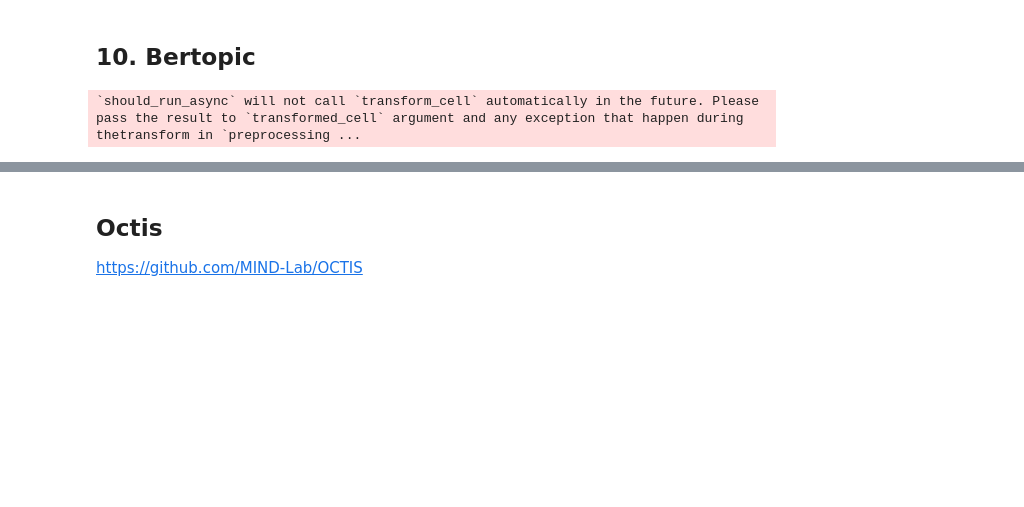
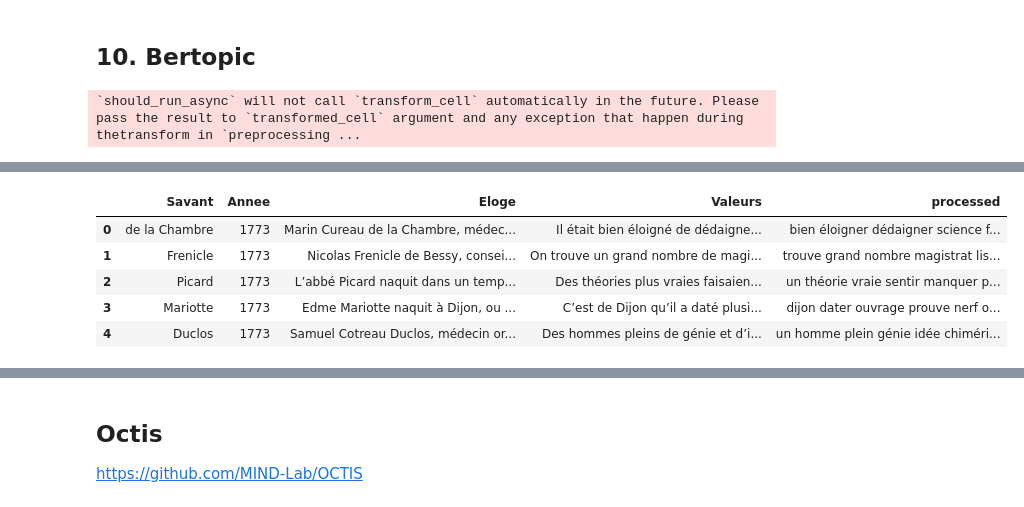
Before and after one commit to LHST-EPFL/eloge_academie, a Jupyter notebook: Code/Condorcet/Topic Modeling.ipynb, the cells around one changed output, grey strips where cells are left out. Saved outputs shown, nothing was run; the diff lists cells and outputs as text; code cells hidden in the pictures; blank space fills up the shorter version.

```diff
--- a/Code/Condorcet/Topic Modeling.ipynb
+++ b/Code/Condorcet/Topic Modeling.ipynb
@@ -727,0 +751,13 @@ topics, probabilities = model.fit_transform(docs, embeddings)
+# %%
+val = ['vérité', 'raison', 'talent', 'transmission', 'savoir', 'osbservation', 'expérience','élite',
+      'république', 'égalité', 'universelle', 'lumières', 'savant', 'œuvre', 'oeuvre', 'plan', 'réunion', 'commun', 'science',
+      'progrès', 'ouvrage', 'république']
+valeurs = []
+
+for word in val :
+    if not word.endswith('s'):
+        valeurs.append(word+'s')
+    valeurs.append(word.capitalize())
+    valeurs.append((word+'s').capitalize())
+    valeurs.append(word)
+valeurs
@@ -727,0 +782,2 @@ topics, probabilities = model.fit_transform(docs, embeddings)
+# %%
+df_cond['Valeurs'] = df_cond['Eloge'].progress_apply(lambda x : [sent for sent in x.split('.') if any(s in sent for s in valeurs)])
@@ -727,0 +795,9 @@ topics, probabilities = model.fit_transform(docs, embeddings)
+# %%
+df_val.head()
+# %% [output]
+|  | Savant | Annee | Eloge | Valeurs | processed |
+| 0 | de la Chambre | 1773 | Marin Cureau de la Chambre, médec... | Il était bien éloigné de dédaigne... | bien éloigner dédaigner science f... |
+| 1 | Frenicle | 1773 | Nicolas Frenicle de Bessy, consei... | On trouve un grand nombre de magi... | trouve grand nombre magistrat lis... |
+| 2 | Picard | 1773 | L’abbé Picard naquit dans un temp... | Des théories plus vraies faisaien... | un théorie vraie sentir manquer p... |
+| 3 | Mariotte | 1773 | Edme Mariotte naquit à Dijon, ou ... | C’est de Dijon qu’il a daté plusi... | dijon dater ouvrage prouve nerf o... |
+| 4 | Duclos | 1773 | Samuel Cotreau Duclos, médecin or... | Des hommes pleins de génie et d’i... | un homme plein génie idée chiméri... |
```
Also changed, not shown: parts of 33 cells of this notebook.
